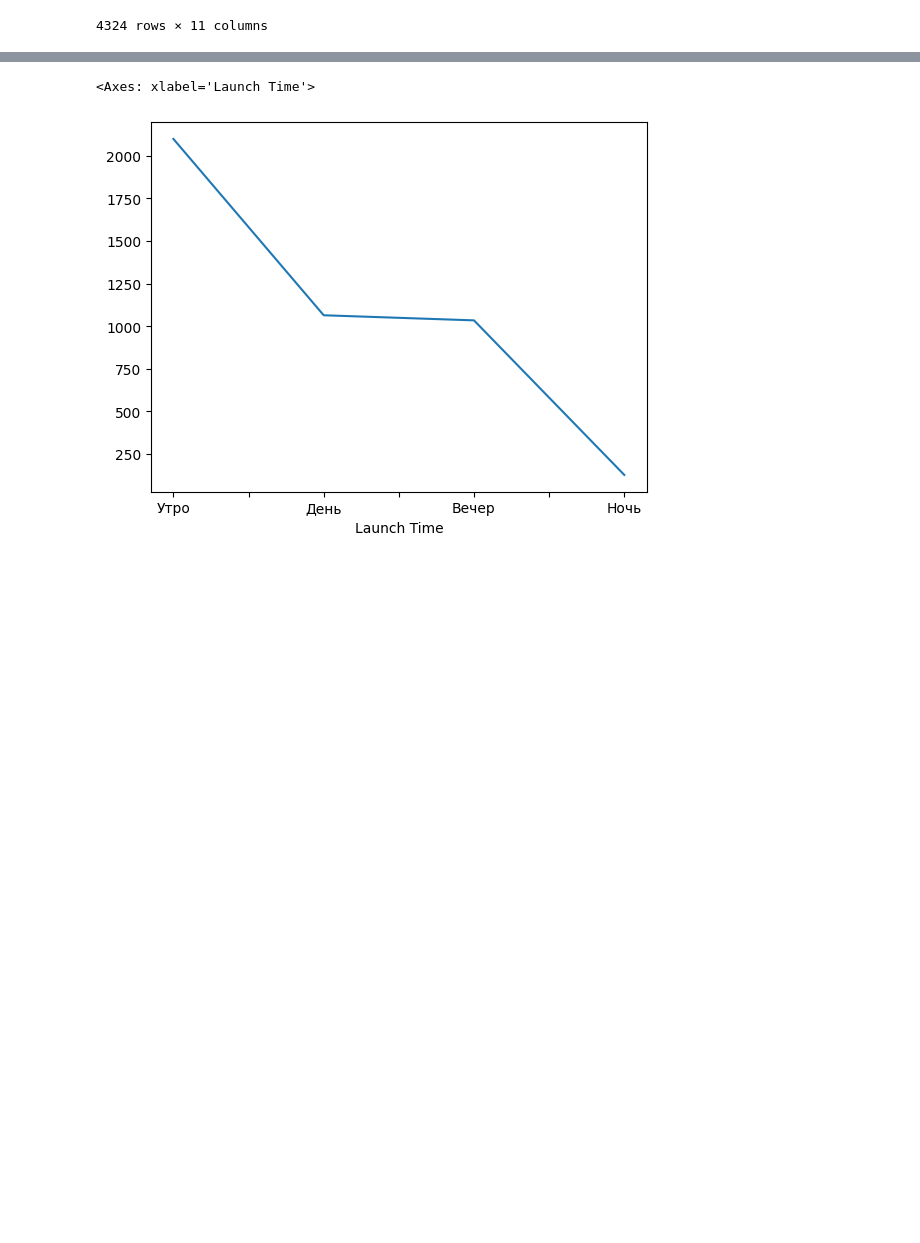
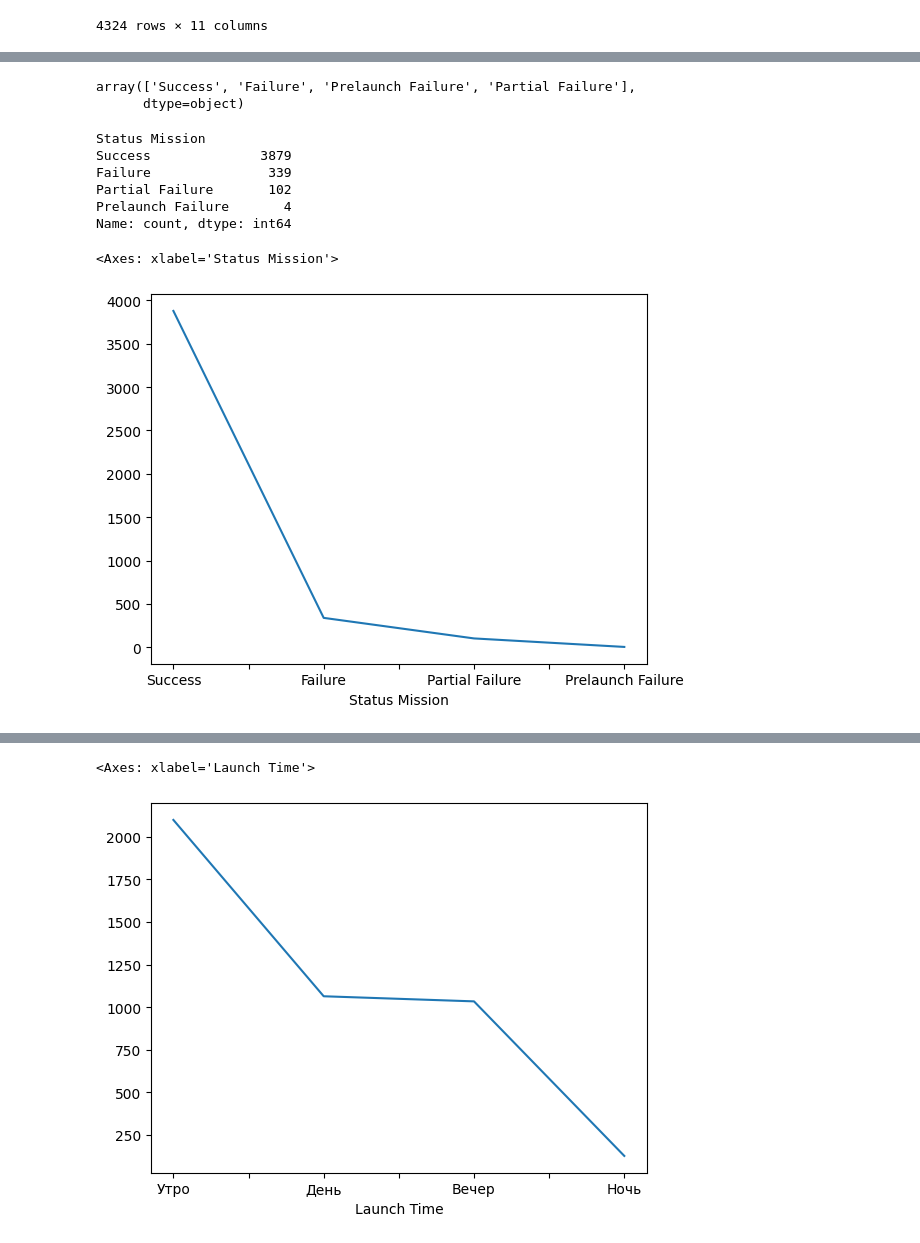
Before and after one commit to Netdaem0n/ALG_data_analyze, a Jupyter notebook: notebooks/lesson4.ipynb, the cells around one changed output, grey strips where cells are left out. Drawn from its saved outputs; the diff is of its cells as text; code cells hidden in the pictures; blank space fills up the shorter version.

```diff
--- a/notebooks/lesson4.ipynb
+++ b/notebooks/lesson4.ipynb
@@ -146,0 +167,19 @@ df
+# %%
+df['Status Mission'].unique()
+# %% [output]
+array(['Success', 'Failure', 'Prelaunch Failure', 'Partial Failure'],
+      dtype=object)
+# %%
+df['Status Mission'].value_counts()
+# %% [output]
+Status Mission
+Success              3879
+Failure               339
+Partial Failure       102
+Prelaunch Failure       4
+Name: count, dtype: int64
+# %%
+df['Status Mission'].value_counts().plot()
+# %% [output]
+<Axes: xlabel='Status Mission'>
+[figure, added]
```
Also changed, not shown: parts of 5 cells of this notebook.
